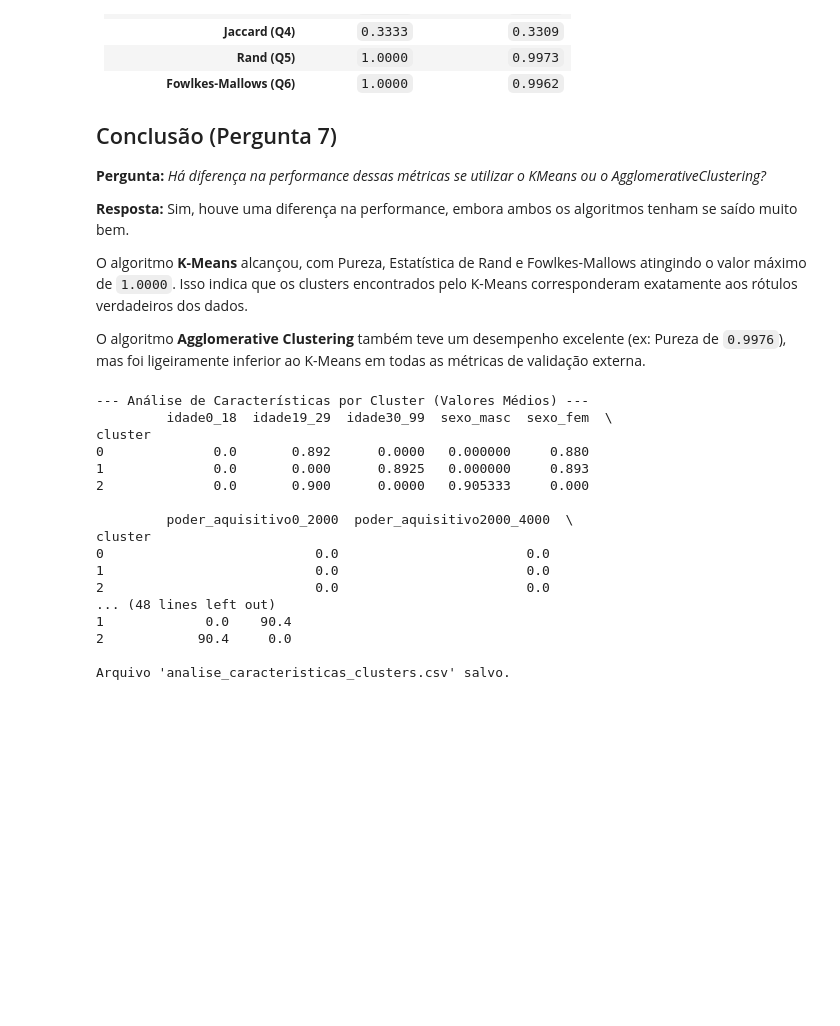
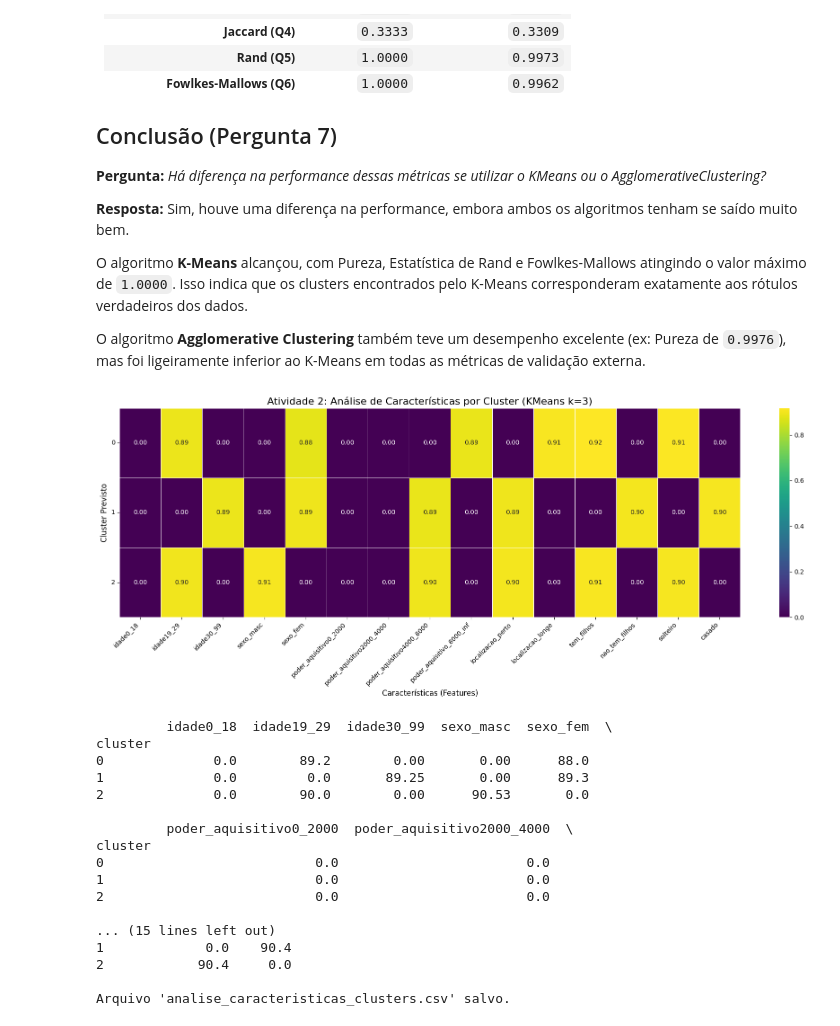
Before and after one commit to BeatrizSchuindt/analise-cluster, a Jupyter notebook: segundo_dataset/analise_cluster2.ipynb, the cells around one changed output. Saved outputs shown, nothing was run; the diff lists cells and outputs as text; code cells hidden in the pictures; blank space fills up the shorter version.

Commit message:
add: visualização em mapa de calor das características encontradas

```diff
--- a/segundo_dataset/analise_cluster2.ipynb
+++ b/segundo_dataset/analise_cluster2.ipynb
@@ -216,35 +216,46 @@ O algoritmo **Agglomerative Clustering** também teve um desempenho excelente (e
 # %%
 df_analise = X.copy()
 df_analise['cluster'] = kmeans_labels
 
-cluster_features = df_analise.groupby('cluster').mean()
+cluster_analysis = df_analise.groupby('cluster').mean()
 
-# multiplicar por 100 para ver como %
-cluster_features_percent = cluster_features * 100
+plt.figure(figsize=(18, 7))
+sns.heatmap(
+    cluster_analysis,
+    annot=True,
+    fmt=".2f",
+    cmap='viridis',
+    linewidths=.5
+)
 
-print("--- Análise de Características por Cluster (Valores Médios) ---")
-print(cluster_features)
-print("\n")
+plt.title('Atividade 2: Análise de Características por Cluster (KMeans k=3)', fontsize=16)
+plt.xlabel('Características (Features)', fontsize=12)
+plt.ylabel('Cluster Previsto', fontsize=12)
+plt.xticks(rotation=45, ha='right')
+plt.yticks(rotation=0)
+plt.tight_layout()
+plt.show()
 
-print("--- Análise de Características por Cluster (em %) ---")
+cluster_features_percent = cluster_analysis * 100
 print(cluster_features_percent.round(2))
 
 cluster_features_percent.round(2).to_csv('analise_caracteristicas_clusters.csv')
 print("\nArquivo 'analise_caracteristicas_clusters.csv' salvo.")
 # %% [output]
+[figure, added]
---- Análise de Características por Cluster (Valores Médios) ---
          idade0_18  idade19_29  idade30_99  sexo_masc  sexo_fem  \
 cluster
-0              0.0       0.892      0.0000   0.000000     0.880
-1              0.0       0.000      0.8925   0.000000     0.893
-2              0.0       0.900      0.0000   0.905333     0.000
+0              0.0        89.2        0.00       0.00      88.0
+1              0.0         0.0       89.25       0.00      89.3
+2              0.0        90.0        0.00      90.53       0.0
 
          poder_aquisitivo0_2000  poder_aquisitivo2000_4000  \
 cluster
 0                           0.0                        0.0
 1                           0.0                        0.0
 2                           0.0                        0.0
-... (48 lines left out)
+
+... (15 lines left out)
 1             0.0    90.4
 2            90.4     0.0
 
```
